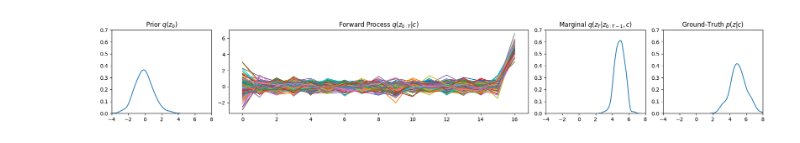
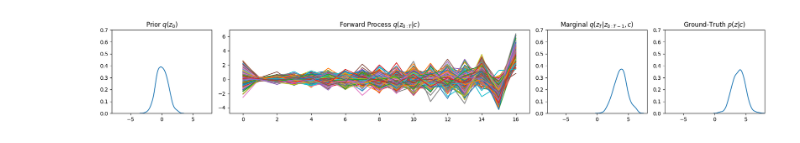
Before and after one commit to ChickNCurry/dvi-for-bml, a Jupyter notebook: contextual-dvi/exp.ipynb, the cells around one changed output. Cells and saved outputs as stored; diff of their text form; code cells hidden in the pictures.

Commit message:
get contextual dvi working :D

```diff
--- a/contextual-dvi/exp.ipynb
+++ b/contextual-dvi/exp.ipynb
@@ -64,8 +66,11 @@ losses = train(dis, device, dataloader, optimizer, 40, wandb_logging=wandb_loggi
 # %%
-num_samples = 128
+import numpy as np
 
-context = torch.ones((z_dim), device=device).unsqueeze(0).repeat(num_samples, 1) * math.pi/2
+num_samples = 256
+
+# context = torch.ones((z_dim), device=device).unsqueeze(0).repeat(num_samples, 1)  * 3 * math.pi/2
 # context = torch.zeros((z_dim), device=device).unsqueeze(0).repeat(num_samples, 1)
+context = torch.ones((z_dim), device=device).unsqueeze(0).repeat(num_samples, 1) * np.random.rand() * 2 * math.pi
 
 p_z_0 = Normal(
     torch.zeros((num_samples, z_dim), device=device),
@@ -82,34 +87,34 @@ with torch.no_grad():
     z_T_samples = z_forward[-1].squeeze(1).tolist()
 
     z_trajectories = [[z[i].cpu().numpy() for z in z_forward] for i in range(num_samples)]
 
     z_samples = contextual_gaussian(context.cpu()).sample().squeeze(1).tolist()
 
 fig, ax = plt.subplots(1, 4, figsize=(18, 3), gridspec_kw={'width_ratios': [1, 3, 1, 1]})
 
 sns.kdeplot(z_0_samples, ax=ax[0])
 ax[0].set_title("Prior $q(z_0)$")
 ax[0].set_ylabel(None)
-ax[0].set_xlim(-4, 8)
+ax[0].set_xlim(-8, 8)
 ax[0].set_ylim(0, 0.7)
 
 for i in range(num_samples):
     ax[1].plot(z_trajectories[i])
 ax[1].set_title("Forward Process $q(z_{0:T}|c)$")
 
 sns.kdeplot(z_T_samples, ax=ax[2])
 ax[2].set_title("Marginal $q(z_T|z_{0:T-1},c)$")
 ax[2].set_ylabel(None)
-ax[2].set_xlim(-4, 8)
+ax[2].set_xlim(-8, 8)
 ax[2].set_ylim(0, 0.7)
 
 sns.kdeplot(z_samples, ax=ax[3])
 ax[3].set_title("Ground-Truth $p(z|c)$")
 ax[3].set_ylabel(None)
-ax[3].set_xlim(-4, 8)
+ax[3].set_xlim(-8, 8)
 ax[3].set_ylim(0, 0.7)
 
 plt.tight_layout()
 plt.show()
 # %% [output]
-[figure, old version]
+[figure, new version]
```
Also changed, not shown: parts of 5 cells of this notebook, 8 other files.
